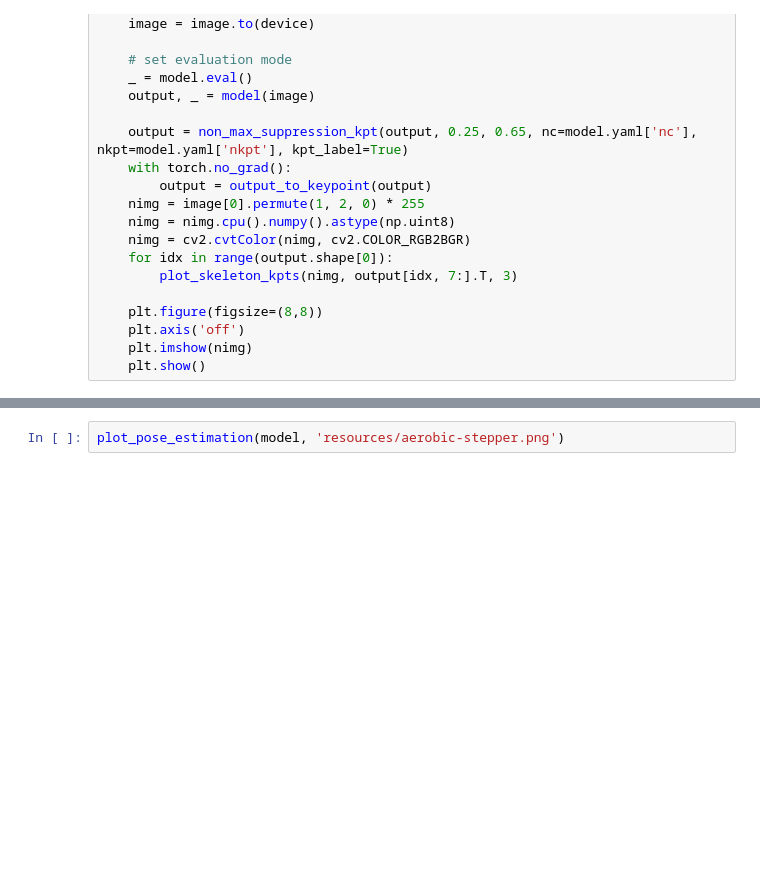
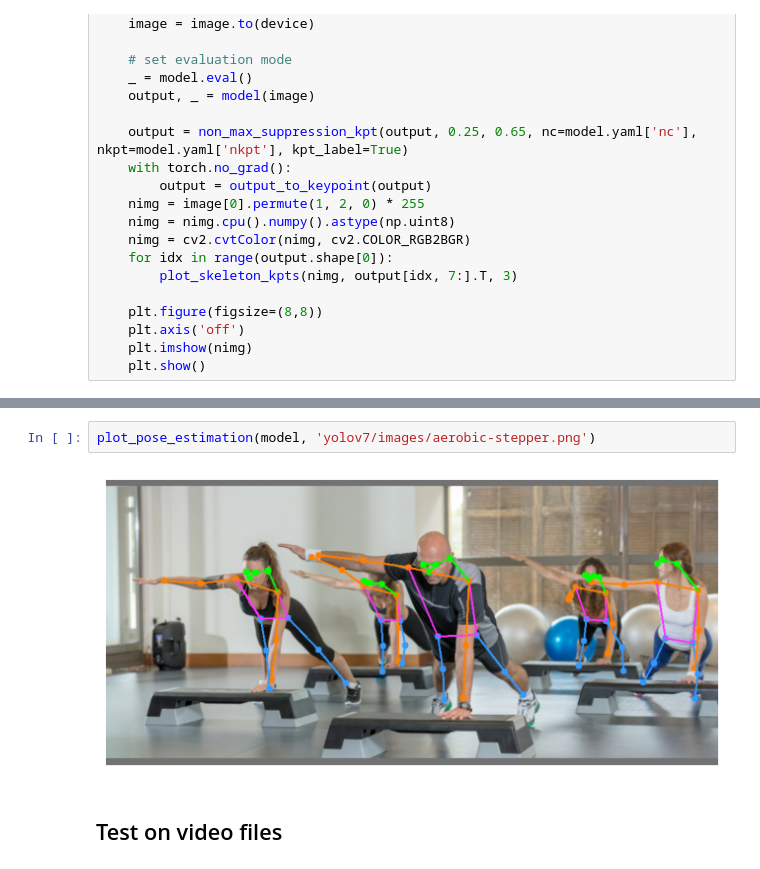
Before and after one commit to duongtrung/Pytorch-tutorials, a Jupyter notebook: 10_pytorch_yolov7_pose_estimation_up.ipynb, the cells around one changed output, grey strips where cells are left out. Cells and saved outputs as stored; diff of their text form; blank space fills up the shorter version.

```diff
--- a/10_pytorch_yolov7_pose_estimation_up.ipynb
+++ b/10_pytorch_yolov7_pose_estimation_up.ipynb
@@ -74,2 +80,6 @@ plot_pose_estimation(model, 'resources/team3.jpg')
 # %%
-plot_pose_estimation(model, 'resources/aerobic-stepper.png')
+plot_pose_estimation(model, 'yolov7/images/aerobic-stepper.png')
+# %% [output]
+[figure, added]
+# %% [markdown]
+## Test on video files
```
Also changed, not shown: parts of 4 cells of this notebook.
